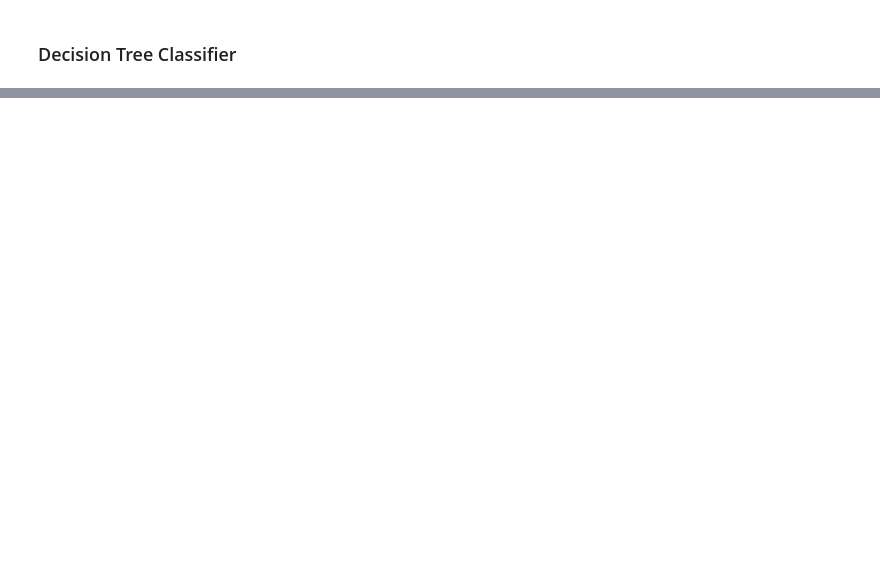
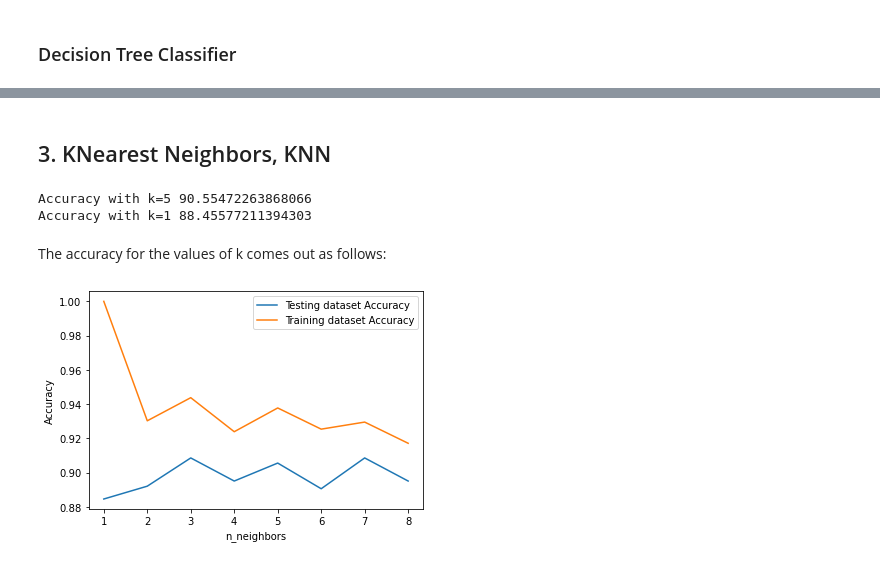
Before and after one commit to PatienceAnono/-SyriaTel-Customer-Churn-Project, a Jupyter notebook: SyriaTel Customer Churn.ipynb, the cells around one changed output, grey strips where cells are left out. Saved outputs shown, nothing was run; the diff lists cells and outputs as text; code cells hidden in the pictures; blank space fills up the shorter version.

```diff
--- a/SyriaTel Customer Churn.ipynb
+++ b/SyriaTel Customer Churn.ipynb
@@ -864,0 +985,3 @@ Test: 0.9655172413793104
+# %%
+#Fitting grid search
+dt_gscv.fit(X_train, y_train)
@@ -864,0 +1001,9 @@ Test: 0.9655172413793104
+# %%
+dt = DecisionTreeClassifier(max_depth = 5, min_samples_leaf = 5, min_samples_split=10, random_state = 42)
+dt.fit(X_train_scaled, y_train)
+y_pred = dt.predict(X_test_scaled)
+false_positive_rate, true_positive_rate, thresholds = roc_curve(y_test, y_pred, pos_label = 2)
+roc_auc = auc(false_positive_rate, true_positive_rate)
+roc_auc
+acc = (accuracy_score(y_pred, y_test))
+acc
@@ -864,0 +1024,47 @@ Test: 0.9655172413793104
+# %% [markdown]
+## 3. KNearest Neighbors, KNN
+# %%
+#we’ll build a kNN classifier object
+knn5 = KNeighborsClassifier(n_neighbors = 5)
+knn1 = KNeighborsClassifier(n_neighbors=1)
+# %%
+#Then, in the test set, we forecast the target values and compare them to the actual values.
+knn5.fit(X_train_scaled, y_train)
+knn1.fit(X_train_scaled, y_train)
+
+y_pred_5 = knn5.predict(X_test_scaled)
+y_pred_1 = knn1.predict(X_test_scaled)
+# %%
+#Predict Accuracy for both k values
+from sklearn.metrics import accuracy_score
+print("Accuracy with k=5", accuracy_score(y_test, y_pred_5)*100)
+print("Accuracy with k=1", accuracy_score(y_test, y_pred_1)*100)
+# %% [output]
+Accuracy with k=5 90.55472263868066
+Accuracy with k=1 88.45577211394303
+# %% [markdown]
+The accuracy for the values of k comes out as follows:
+# %%
+neighbors = np.arange(1, 9)
+train_accuracy = np.empty(len(neighbors))
+test_accuracy = np.empty(len(neighbors))
+
+# Loop over K values
+for i, k in enumerate(neighbors):
+    knn = KNeighborsClassifier(n_neighbors=k)
+    knn.fit(X_train_scaled, y_train)
+
+# Compute training and test data accuracy
+    train_accuracy[i] = knn.score(X_train_scaled, y_train)
+    test_accuracy[i] = knn.score(X_test_scaled, y_test)
+
+
+plt.plot(neighbors, test_accuracy, label = 'Testing dataset Accuracy')
+plt.plot(neighbors, train_accuracy, label = 'Training dataset Accuracy')
+
+plt.legend()
+plt.xlabel('n_neighbors')
+plt.ylabel('Accuracy')
+plt.show()
+# %% [output]
+[figure, added]
```
Also changed, not shown: parts of 27 cells of this notebook.
